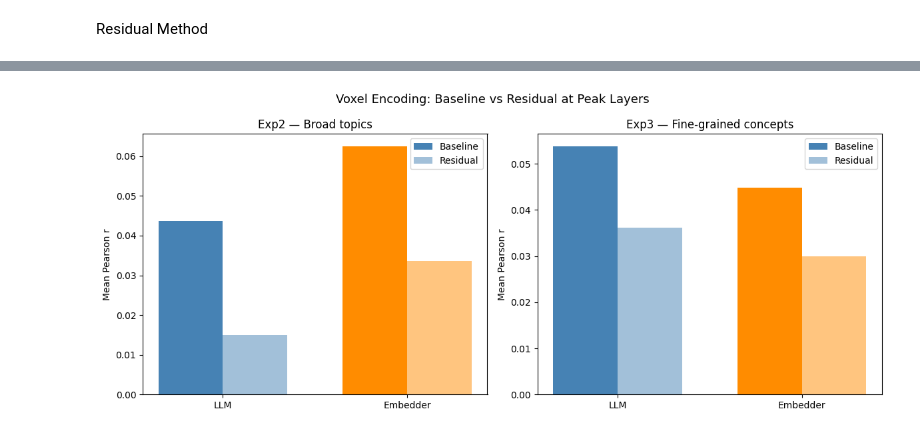
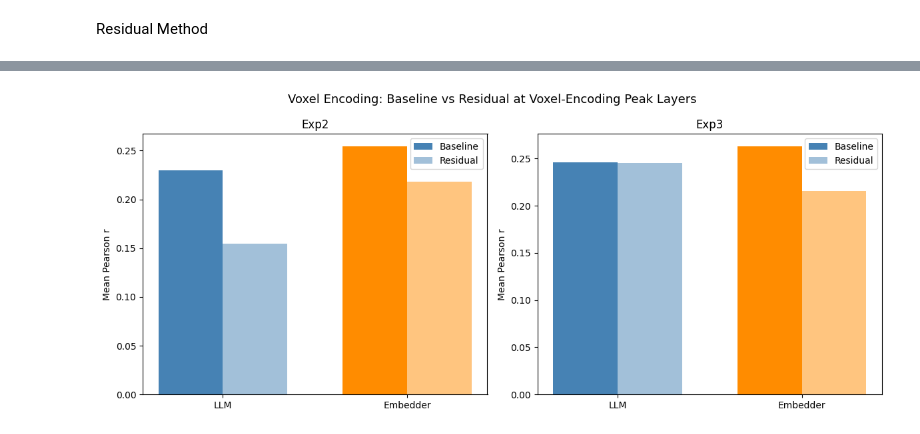
Before and after one commit to Firdaous2002/NeuroNLP, a Jupyter notebook: further_analysis.ipynb, the cells around one changed output, grey strips where cells are left out. Saved outputs shown, nothing was run; the diff lists cells and outputs as text; code cells hidden in the pictures.

```diff
--- a/further_analysis.ipynb
+++ b/further_analysis.ipynb
@@ -145,7 +182,7 @@ def voxel_encoding(embeddings, fmri, n_splits=5):
         X_train, X_test = embeddings[train_idx], embeddings[test_idx]
         y_train, y_test = fmri[train_idx], fmri[test_idx]
 
-        model = RidgeCV(alphas=[0.01, 0.1, 1, 10, 100])
+        model = RidgeCV(alphas=ALPHAS)
         model.fit(X_train, y_train)
         y_pred = model.predict(X_test)
 
@@ -153,6 +190,7 @@ def voxel_encoding(embeddings, fmri, n_splits=5):
             np.corrcoef(y_pred[:, v], y_test[:, v])[0, 1]
             for v in range(fmri.shape[1])
         ]
+
         correlations.append(np.nanmean(r_per_voxel))
 
     return np.mean(correlations)
@@ -354,19 +379,2 @@ plt.show()
 # %% [markdown]
 Residual Method
-# %%
-def voxel_encoding(embeddings, fmri, n_splits=5):
-    """Returns mean Pearson r across voxels."""
-    kf = KFold(n_splits=n_splits)
-    correlations = []
-    for train_idx, test_idx in kf.split(embeddings):
-        X_train, X_test = embeddings[train_idx], embeddings[test_idx]
-        y_train, y_test = fmri[train_idx], fmri[test_idx]
-        model = RidgeCV(alphas=[0.01, 0.1, 1, 10, 100])
-        model.fit(X_train, y_train)
-        y_pred = model.predict(X_test)
-        r_per_voxel = [
-            np.corrcoef(y_pred[:, v], y_test[:, v])[0, 1]
-            for v in range(fmri.shape[1])
-        ]
-        correlations.append(np.nanmean(r_per_voxel))
-    return np.mean(correlations)
@@ -403,25 +381,27 @@ Emb exp3 layer 0: (243, 4096)
 # %%
-peak_llm_exp2 = 12
-peak_emb_exp2 = 28
-peak_llm_exp3 = 22
-peak_emb_exp3 = 16
+enc_peak_llm_exp2 = 10
+enc_peak_emb_exp2 = 17
+enc_peak_llm_exp3 = 16
+enc_peak_emb_exp3 = 25
 
-# Compute residual embeddings
+# residual embeddings at voxel-encoding peak layers
 res_llm_exp2 = compute_residual_embeddings(
-    layer_embeddings_llm_exp2[peak_llm_exp2], topic_labels_exp2
+    layer_embeddings_llm_exp2[enc_peak_llm_exp2], topic_labels_exp2
 )
 res_emb_exp2 = compute_residual_embeddings(
-    layer_embeddings_emb_exp2[peak_emb_exp2], topic_labels_exp2
+    layer_embeddings_emb_exp2[enc_peak_emb_exp2], topic_labels_exp2
 )
 res_llm_exp3 = compute_residual_embeddings(
-    layer_embeddings_llm_exp3[peak_llm_exp3], topic_labels_exp3
+    layer_embeddings_llm_exp3[enc_peak_llm_exp3], topic_labels_exp3
 )
 res_emb_exp3 = compute_residual_embeddings(
-    layer_embeddings_emb_exp3[peak_emb_exp3], topic_labels_exp3
+    layer_embeddings_emb_exp3[enc_peak_emb_exp3], topic_labels_exp3
 )
 
 print("Residual embeddings computed")
 print("LLM exp2 residual shape:", res_llm_exp2.shape)
+print("Emb exp2 residual shape:", res_emb_exp2.shape)
+print("LLM exp3 residual shape:", res_llm_exp3.shape)
 print("Emb exp3 residual shape:", res_emb_exp3.shape)
 # %% [output]
 Residual embeddings computed
@@ -463,29 +477,29 @@ Exp3 Emb  — baseline: 0.0448 | residual: 0.0299 | drop: 0.0149
 import matplotlib.pyplot as plt
 # %%
 fig, axes = plt.subplots(1, 2, figsize=(12, 5))
-fig.suptitle('Voxel Encoding: Baseline vs Residual at Peak Layers', fontsize=13)
+fig.suptitle('Voxel Encoding: Baseline vs Residual at Voxel-Encoding Peak Layers', fontsize=13)
 
 for ax, exp, models in zip(axes, ['Exp2', 'Exp3'], [
     [('LLM', base_llm_exp2, resid_llm_exp2),
      ('Embedder', base_emb_exp2, resid_emb_exp2)],
     [('LLM', base_llm_exp3, resid_llm_exp3),
      ('Embedder', base_emb_exp3, resid_emb_exp3)]
 ]):
     x = np.arange(len(models))
     width = 0.35
     bars1 = ax.bar(x - width/2, [m[1] for m in models], width,
                    label='Baseline', color=['steelblue', 'darkorange'])
     bars2 = ax.bar(x + width/2, [m[2] for m in models], width,
                    label='Residual', color=['steelblue', 'darkorange'], alpha=0.5)
     ax.set_xticks(x)
     ax.set_xticklabels([m[0] for m in models])
     ax.set_ylabel('Mean Pearson r')
-    ax.set_title(f'{exp} — {"Broad topics" if exp=="Exp2" else "Fine-grained concepts"}')
+    ax.set_title(f'{exp}')
     ax.legend()
     ax.axhline(0, color='black', linewidth=0.5)
 
 plt.tight_layout()
 plt.savefig('residual_results.png', dpi=150)
 plt.show()
 # %% [output]
-[figure, old version]
+[figure, new version]
```
Also changed, not shown: parts of 16 cells of this notebook, 6 other files.
